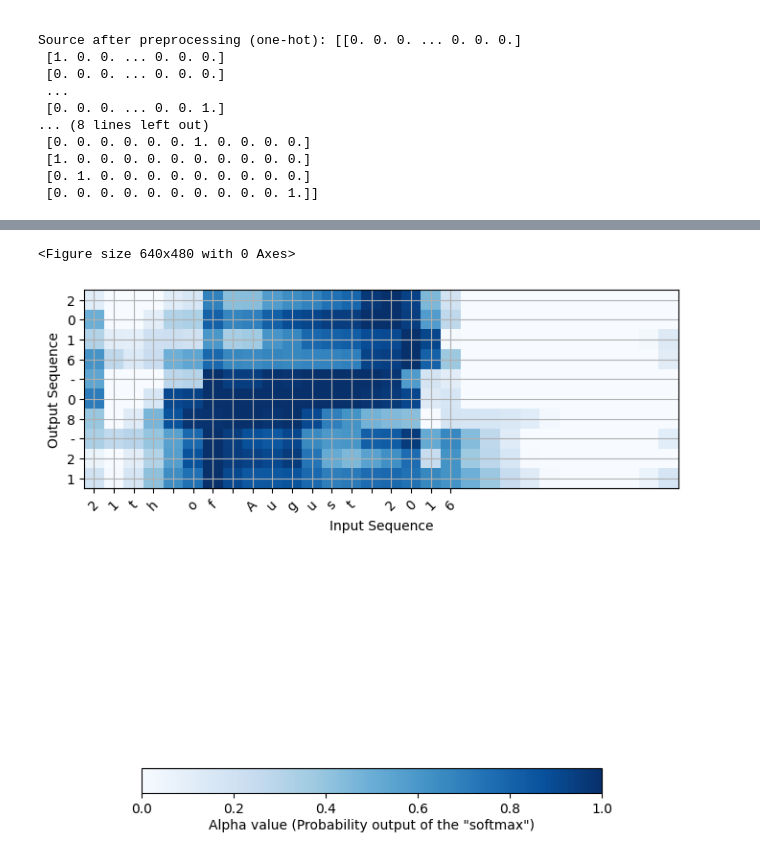
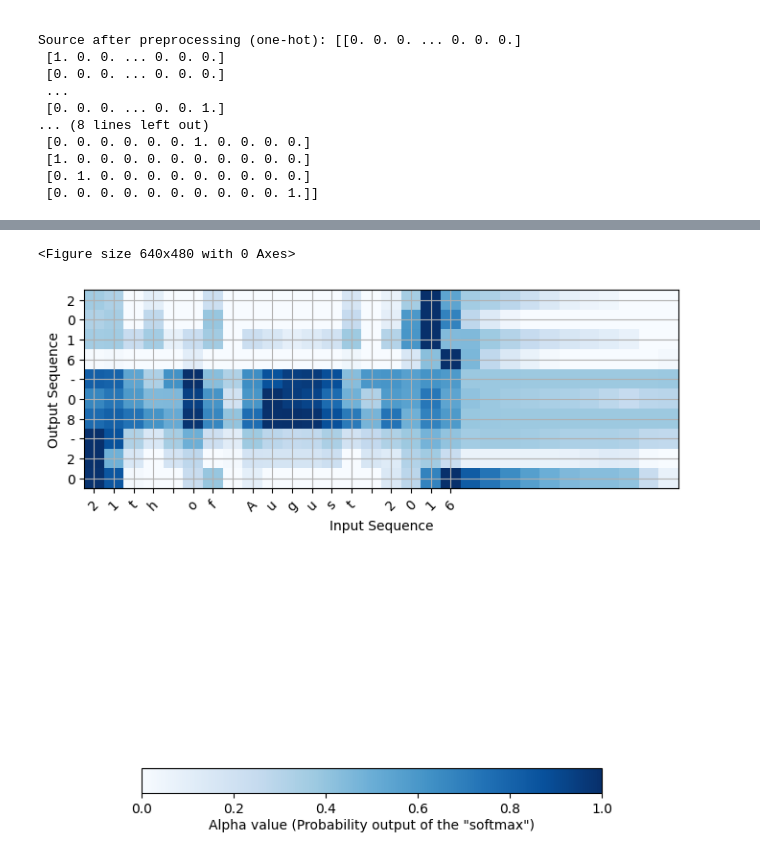
Before and after one commit to Klebervc/projeto_attention, a Jupyter notebook: files/projeto_2_2.ipynb, the cells around one changed output, grey strips where cells are left out. Drawn from its saved outputs; the diff is of its cells as text; code cells hidden in the pictures.

```diff
--- a/files/projeto_2_2.ipynb
+++ b/files/projeto_2_2.ipynb
@@ -228,8 +228,8 @@ def one_step_attention(a, s_prev):
     context = dotor([alphas, a])
     return context
 # %%
-n_a = 32
-n_s = 64
+n_a = 70
+n_s = 140
 post_activation_LSTM_cell = LSTM(n_s, return_state = True)
 output_layer = Dense(len(machine_vocab), activation=softmax)
 # %%
@@ -433,3 +433,3 @@ attention_map = plot_attention_map(model_2, human_vocab, inv_machine_vocab, "12
 # %%
-attention_map = plot_attention_map(model_2, human_vocab, inv_machine_vocab, "21th of August 2016", num = 7, n_s = 64)
+attention_map = plot_attention_map(model_2, human_vocab, inv_machine_vocab, "21th of August 2016", num = 7, n_s = 140)
 # %% [output]
@@ -437,3 +437,3 @@ attention_map = plot_attention_map(model_2, human_vocab, inv_machine_vocab, "21t
 <Figure size 640x480 with 0 Axes>
-[figure, old version]
+[figure, new version]
 # %%
```
Also changed, not shown: parts of 7 cells of this notebook, 2 other files.
